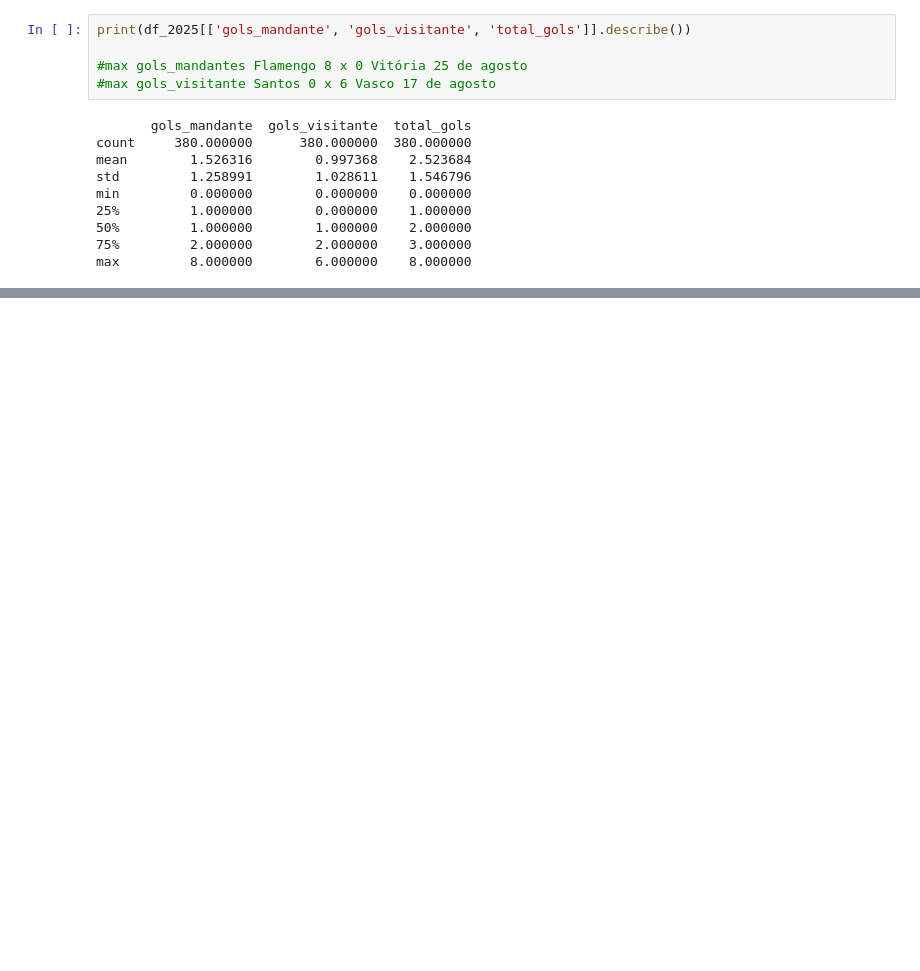
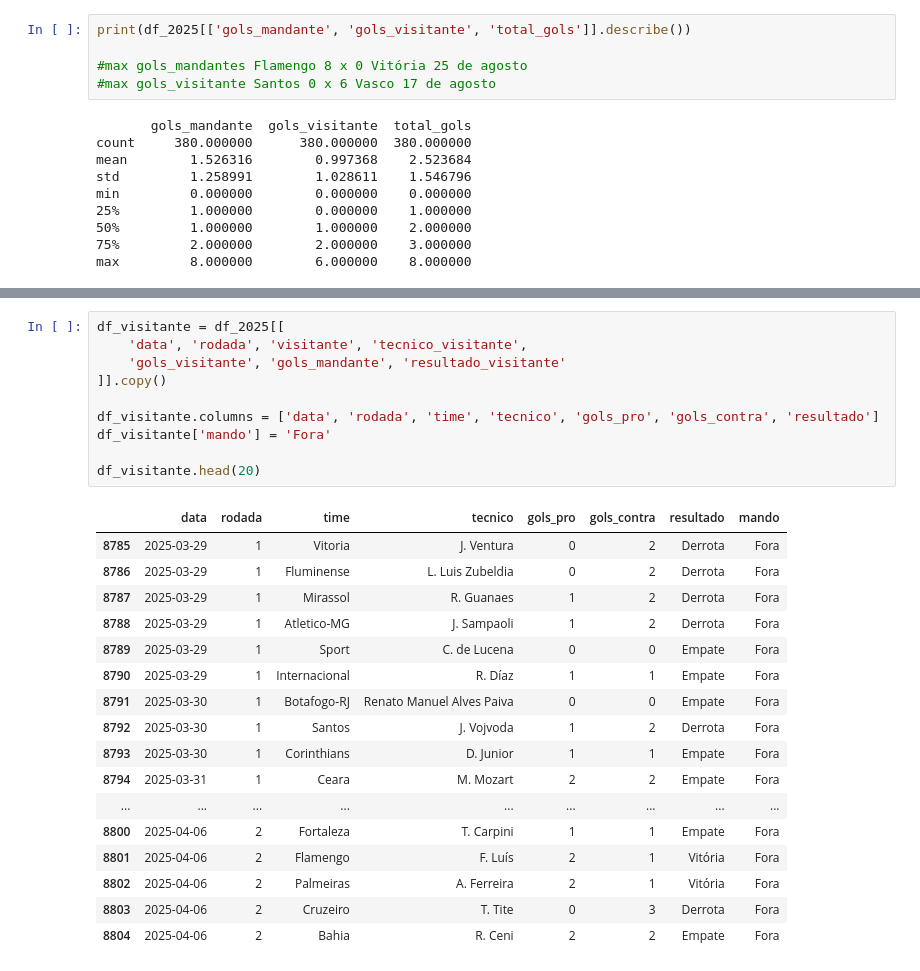
Before and after one commit to JefteLucas/analise_dados_brasileir-o2025, a Jupyter notebook: notebooks/analise_exploratoria.ipynb, the cells around one changed output, grey strips where cells are left out. Drawn from its saved outputs; the diff is of its cells as text; blank space fills up the shorter version.

```diff
--- a/notebooks/analise_exploratoria.ipynb
+++ b/notebooks/analise_exploratoria.ipynb
@@ -164,0 +225,28 @@ max         8.000000        6.000000    8.000000
+# %%
+df_visitante = df_2025[[
+    'data', 'rodada', 'visitante', 'tecnico_visitante',
+    'gols_visitante', 'gols_mandante', 'resultado_visitante'
+]].copy()
+
+df_visitante.columns = ['data', 'rodada', 'time', 'tecnico', 'gols_pro', 'gols_contra', 'resultado']
+df_visitante['mando'] = 'Fora'
+
+df_visitante.head(20)
+# %% [output]
+|  | data | rodada | time | tecnico | gols_pro | gols_contra | resultado | mando |
+| 8785 | 2025-03-29 | 1 | Vitoria | J. Ventura | 0 | 2 | Derrota | Fora |
+| 8786 | 2025-03-29 | 1 | Fluminense | L. Luis Zubeldia | 0 | 2 | Derrota | Fora |
+| 8787 | 2025-03-29 | 1 | Mirassol | R. Guanaes | 1 | 2 | Derrota | Fora |
+| 8788 | 2025-03-29 | 1 | Atletico-MG | J. Sampaoli | 1 | 2 | Derrota | Fora |
+| 8789 | 2025-03-29 | 1 | Sport | C. de Lucena | 0 | 0 | Empate | Fora |
+| 8790 | 2025-03-29 | 1 | Internacional | R. Díaz | 1 | 1 | Empate | Fora |
+| 8791 | 2025-03-30 | 1 | Botafogo-RJ | Renato Manuel Alves Paiva | 0 | 0 | Empate | Fora |
+| 8792 | 2025-03-30 | 1 | Santos | J. Vojvoda | 1 | 2 | Derrota | Fora |
+| 8793 | 2025-03-30 | 1 | Corinthians | D. Junior | 1 | 1 | Empate | Fora |
+| 8794 | 2025-03-31 | 1 | Ceara | M. Mozart | 2 | 2 | Empate | Fora |
+| ... | ... | ... | ... | ... | ... | ... | ... | ... |
+| 8800 | 2025-04-06 | 2 | Fortaleza | T. Carpini | 1 | 1 | Empate | Fora |
+| 8801 | 2025-04-06 | 2 | Flamengo | F. Luís | 2 | 1 | Vitória | Fora |
+| 8802 | 2025-04-06 | 2 | Palmeiras | A. Ferreira | 2 | 1 | Vitória | Fora |
+| 8803 | 2025-04-06 | 2 | Cruzeiro | T. Tite | 0 | 3 | Derrota | Fora |
+| 8804 | 2025-04-06 | 2 | Bahia | R. Ceni | 2 | 2 | Empate | Fora |
```
Also changed, not shown: parts of 15 cells of this notebook, 1 other file.
